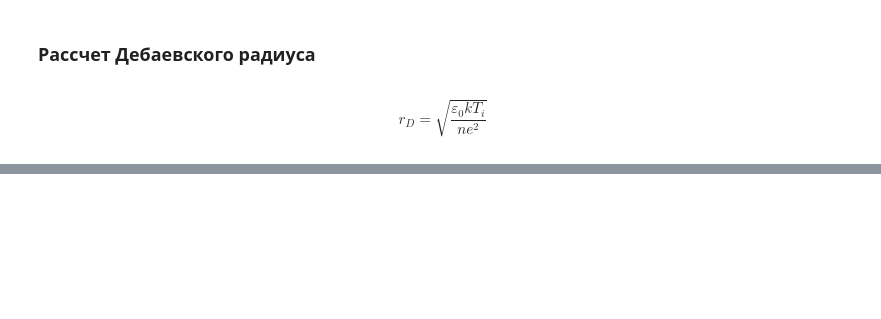
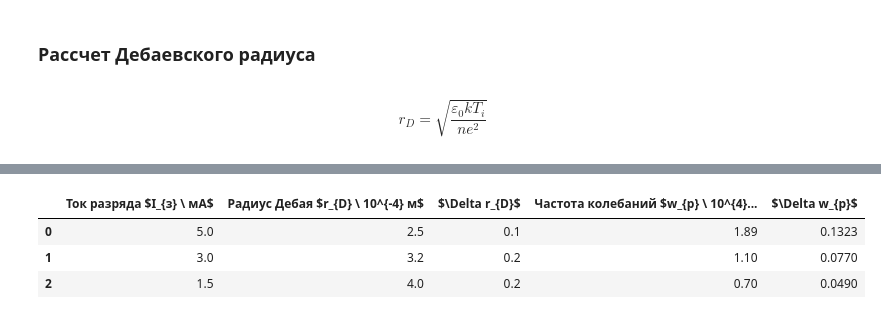
Before and after one commit to ShmakovVladimir/Labs, a Jupyter notebook: Электричество и Магнетизм/Плазма/main.ipynb, the cells around one changed output, grey strips where cells are left out. Cells and saved outputs as stored; diff of their text form; code cells hidden in the pictures; blank space fills up the shorter version.

```diff
--- a/Электричество и Магнетизм/Плазма/main.ipynb
+++ b/Электричество и Магнетизм/Плазма/main.ipynb
@@ -372,0 +380,13 @@ result_data.to_csv("result.csv")
+# %%
+w_deb_result = pd.DataFrame()
+w_deb_result[r"Ток разряда $I_{з} \ мА$"] = result_data["Ток разряда"]
+w_deb_result[r"Радиус Дебая $r_{D} \ 10^{-4} м$"] = np.round(rD_n*np.power(10,4),1)
+w_deb_result[r"$\Delta r_{D}$"] = np.round(rDError_n*np.power(10,4),1)
+w_deb_result[r"Частота колебаний $w_{р} \ 10^{4} рад/c$"] = [1.89,1.1,0.7]
+w_deb_result[r"$\Delta w_{р}$"] = np.array([1.89,1.1,0.7])*0.07
+print(w_deb_result.to_markdown())
+# %% [output]
+|  | Ток разряда $I_{з} \ мА$ | Радиус Дебая $r_{D} \ 10^{-4} м$ | $\Delta r_{D}$ | Частота колебаний $w_{р} \ 10^{4}... | $\Delta w_{р}$ |
+| 0 | 5.0 | 2.5 | 0.1 | 1.89 | 0.1323 |
+| 1 | 3.0 | 3.2 | 0.2 | 1.10 | 0.0770 |
+| 2 | 1.5 | 4.0 | 0.2 | 0.70 | 0.0490 |
```
Also changed, not shown: parts of 9 cells of this notebook, 4 other files.
